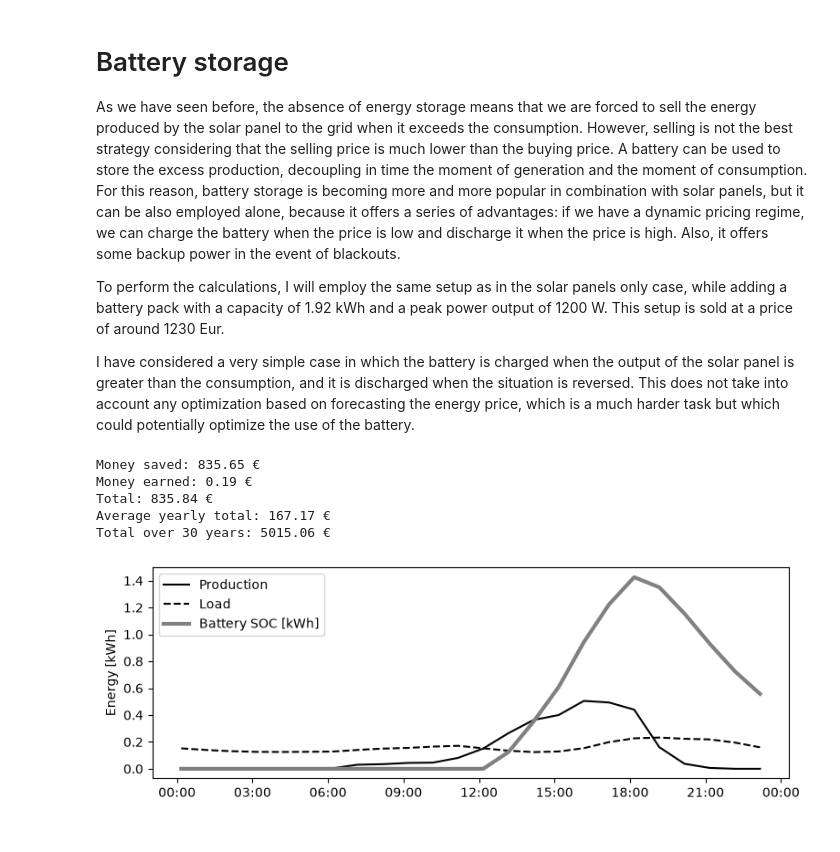
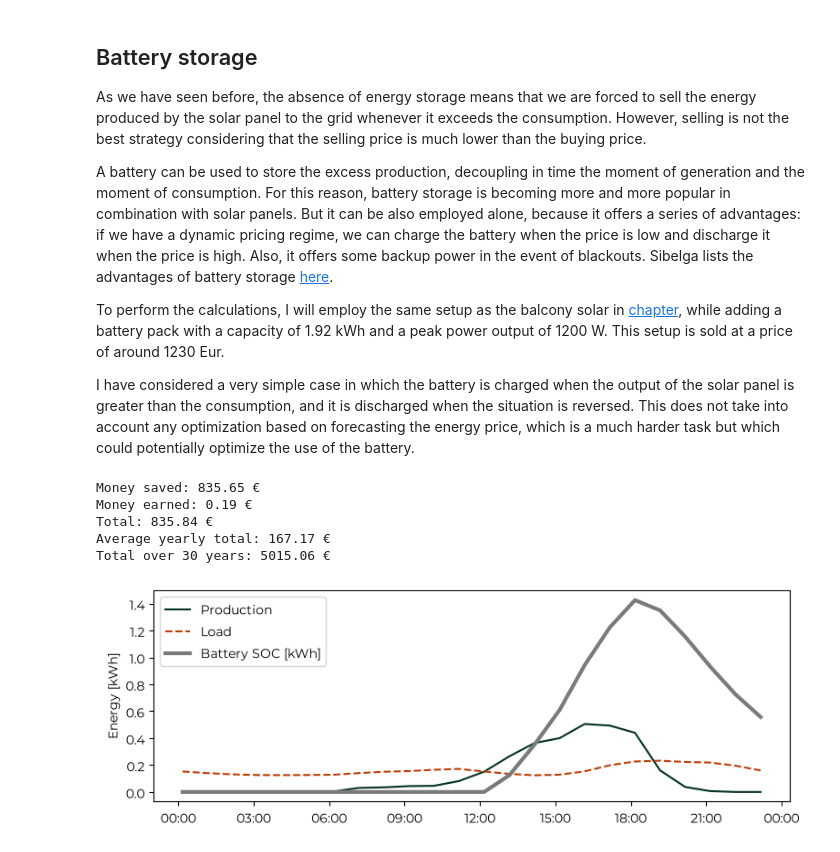
Before and after one commit to albertoprocacci/ders-in-brussels, a Jupyter notebook: _sources/04_balcony-pv-battery.ipynb, the cells around one changed output. Drawn from its saved outputs; the diff is of its cells as text; code cells hidden in the pictures.

```diff
--- a/_sources/04_balcony-pv-battery.ipynb
+++ b/_sources/04_balcony-pv-battery.ipynb
@@ -1,14 +1,16 @@
 # %% [markdown]
-# Battery storage
+## Battery storage
 
-As we have seen before, the absence of energy storage means that we are forced to sell the energy produced by the solar panel to the grid when it exceeds the consumption. However, selling is not the best strategy considering that the selling price is much lower than the buying  price.
-A battery can be used to store the excess production, decoupling in time the moment of generation and the moment of consumption. For this reason, battery storage is becoming more and more popular in combination with solar panels, but it can be also employed alone, because it offers a series of advantages: if we have a dynamic pricing regime, we can charge the battery when the price is low and discharge it when the price is high. Also, it offers some backup power in the event of blackouts.
+As we have seen before, the absence of energy storage means that we are forced to sell the energy produced by the solar panel to the grid whenever it exceeds the consumption. However, selling is not the best strategy considering that the selling price is much lower than the buying  price.
 
-To perform the calculations, I will employ the same setup as in the solar panels only case, while adding a battery pack with a capacity of 1.92 kWh and a peak power output of 1200 W. This setup is sold at a price of around 1230 Eur.
+A battery can be used to store the excess production, decoupling in time the moment of generation and the moment of consumption. For this reason, battery storage is becoming more and more popular in combination with solar panels. But it can be also employed alone, because it offers a series of advantages: if we have a dynamic pricing regime, we can charge the battery when the price is low and discharge it when the price is high. Also, it offers some backup power in the event of blackouts. Sibelga lists the advantages of battery storage [here](https://www.sibelga.be/en/connections-meters/renewable-energy/home-batteries/why-a-battery).
+
+To perform the calculations, I will employ the same setup as the balcony solar in [chapter](./01_balcony-pv-production.ipynb), while adding a battery pack with a capacity of 1.92 kWh and a peak power output of 1200 W. This setup is sold at a price of around 1230 Eur.
 
 I have considered a very simple case in which the battery is charged when the output of the solar panel is greater than the consumption, and it is discharged when the situation is reversed. This does not take into account any optimization based on forecasting the energy price, which is a much harder task but which could potentially optimize the use of the battery.
 # %%
 # Compute production
+from pathlib import Path
 import numpy as np
 import pandas as pd
 import pvlib
@@ -16,6 +18,11 @@ from pvlib.iotools import get_pvgis_hourly
 from pvlib.temperature import sapm_cell
 import matplotlib.pyplot as plt
 import matplotlib.dates as mdates
+
+from matplotlib import font_manager as fm
+for f in Path("fonts").glob("*.ttf"):   # path relative to the notebook
+    fm.fontManager.addfont(str(f))
+plt.rcParams["font.family"] = "Montserrat"
 
 lat, lon, alt = 50.817205, 4.377434, 90.452
 tilt, azimuth = 90, 223          # vertical, south-facing (pvlib: 180 = south)
@@ -71,7 +78,14 @@ area = n_panels * length * height #m2
 eta_panel = 0.253
 eta_sys = 0.85
 P_nom = n_panels * 500 #W
-price = 550  #Eur
+price = 1230  #Eur
+
+bat_capacity = 1.92  # kWh
+bat_power = 1200     # W
+bat_price = 1230     # Eur
+
+buy_price = 0.30  # Eur/kWh
+sell_price = 0.05  # Eur/kWh
 
 gamma = -0.0035  # 1/°C
 power = (data["poa_global"]* P_nom/1000 * (1 + gamma*(temp_cell - 25)))
@@ -108,13 +122,6 @@ data_load = data_load.merge(rlp_lookup, on=["month", "day", "hour"], how="left")
 data_load = data_load.set_index("timestamp")
 data_load["E_cons"] = data_load["E_cons"].fillna(data_load["E_cons"].shift(24))
 # %%
-
-bat_capacity = 1.92  # kWh
-bat_power = 1200     # W
-bat_price = 1230     # Eur
-
-buy_price = 0.30  # Eur/kWh
-sell_price = 0.05  # Eur/kWh
 
 def simulate_battery(prod, load, capacity=bat_capacity, power=bat_power, eta=0.95, soc_min=0.0, dt=1.0):
     """Greedy dispatch: charge from surplus, discharge to cover deficit. prod/load in kWh per step dt [h]."""
@@ -148,35 +155,35 @@ data_load["self_consumed_bat"] = data_load["E_prod"] - np.maximum(data_load["E_g
 
 data_load["money_saved_bat"] = data_load["self_consumed_bat"] * buy_price
 data_load["money_earned_bat"] = np.maximum(data_load["E_grid_bat"], 0) * sell_price
 
 money_saved_bat = data_load["money_saved_bat"].sum()
 money_earned_bat = data_load["money_earned_bat"].sum()
 money_total_bat = money_saved_bat + money_earned_bat
 
 yearly_total_bat = money_total_bat / 5  # average over 5 years
 money_total_30y_bat = yearly_total_bat * 30  # over 30 years
 
 print(f'Money saved: {data_load["money_saved_bat"].sum():.2f} €')
 print(f'Money earned: {data_load["money_earned_bat"].sum():.2f} €')
 print(f'Total: {data_load["money_saved_bat"].sum() + data_load["money_earned_bat"].sum():.2f} €')
 
 print(f'Average yearly total: {yearly_total_bat:.2f} €')
 print(f'Total over 30 years: {money_total_30y_bat:.2f} €')
 
 day = "2023-06-21"
 fig, ax = plt.subplots(figsize=(9, 3))
-ax.plot(data_load.loc[day, "E_prod"], label="Production", c='k')
-ax.plot(data_load.loc[day, "E_cons"], label="Load", c='k', ls='--')
-ax.plot(data_load.loc[day, "soc"], label="Battery SOC [kWh]", c='gray', lw=3)
+ax.plot(data_load.loc[day, "E_prod"], label="Production", color='#043122')
+ax.plot(data_load.loc[day, "E_cons"], label="Load", c='#C03C04', ls='--')
+ax.plot(data_load.loc[day, "soc"], label="Battery SOC [kWh]", c='#7A7A7A', lw=3)
 ax.xaxis.set_major_formatter(mdates.DateFormatter("%H:%M", tz=tz))
 ax.set_ylabel("Energy [kWh]")
 ax.legend()
 plt.show()
 # %% [output]
 Money saved: 835.65 €
 Money earned: 0.19 €
 Total: 835.84 €
 Average yearly total: 167.17 €
 Total over 30 years: 5015.06 €
-[figure, old version]
+[figure, new version]
 # %% [markdown]
```
Also changed, not shown: parts of 1 cell of this notebook, 42 other files.
